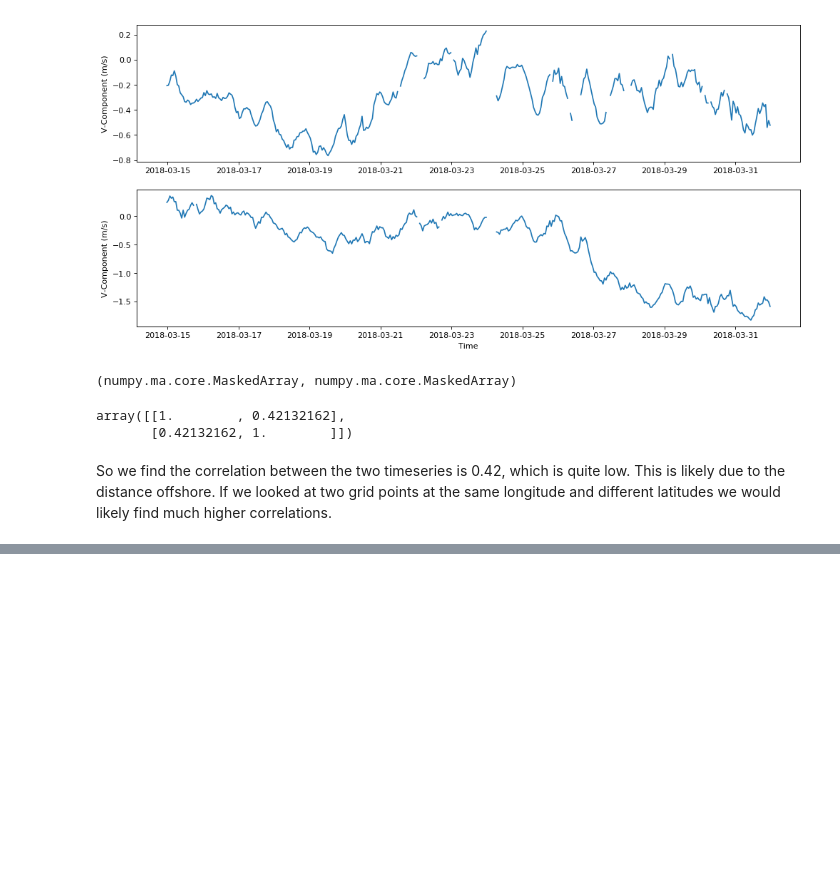
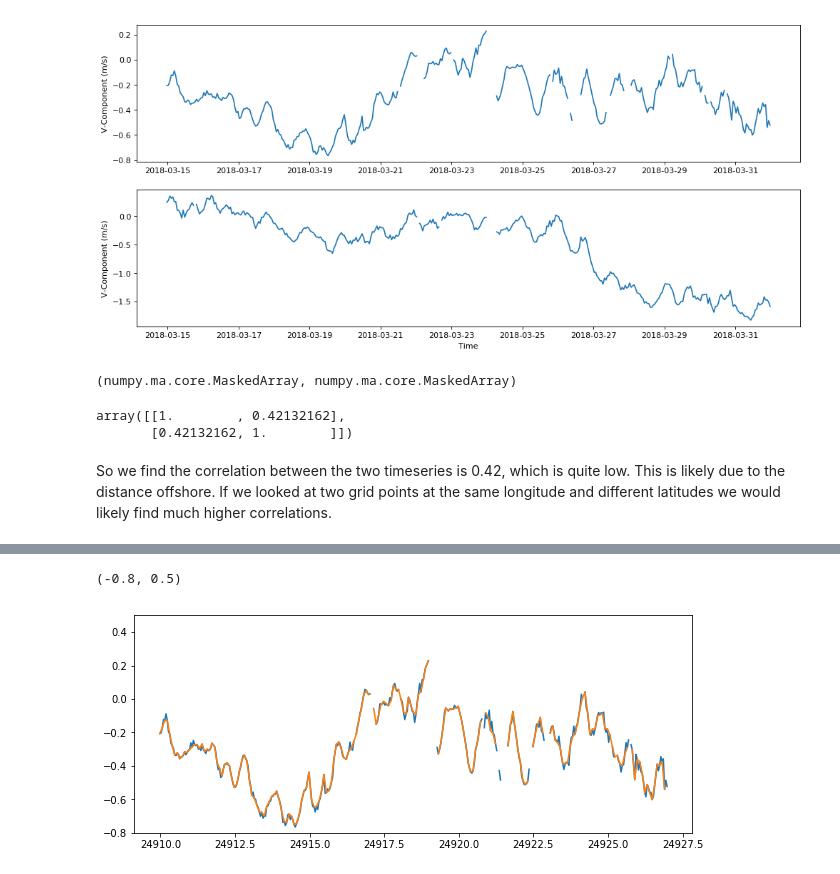
Before and after one commit to matthewarcher/For_Quentin, a Jupyter notebook: correlate_HF_timeseries.ipynb, the cells around one changed output, grey strips where cells are left out. Saved outputs shown, nothing was run; the diff lists cells and outputs as text; code cells hidden in the pictures; blank space fills up the shorter version.

```diff
--- a/correlate_HF_timeseries.ipynb
+++ b/correlate_HF_timeseries.ipynb
@@ -82,0 +122,12 @@ So we find the correlation between the two timeseries is 0.42, which is quite lo
+# %%
+# I.e. mask array where v1 has no data (note we have to make sure they have the same size for this to work)
+vi2 = np.ma.masked_where(np.isnan(v1[0:-1:2]),vi)
+# %%
+# Check with a plot
+plt.figure(figsize=(10,4))
+plt.plot(time,v1)
+plt.plot(timeI,vi2)
+plt.ylim(-.8,.5)
+# %% [output]
+(-0.8, 0.5)
+[figure, added]
```
Also changed, not shown: parts of 8 cells of this notebook.
